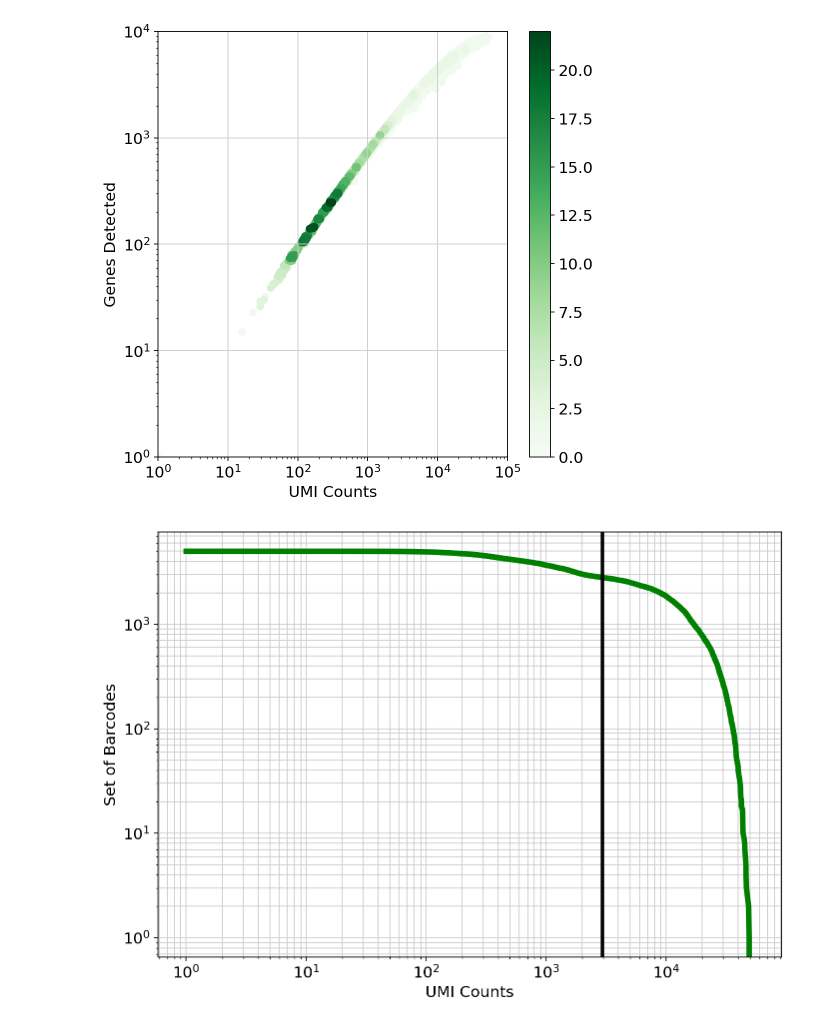
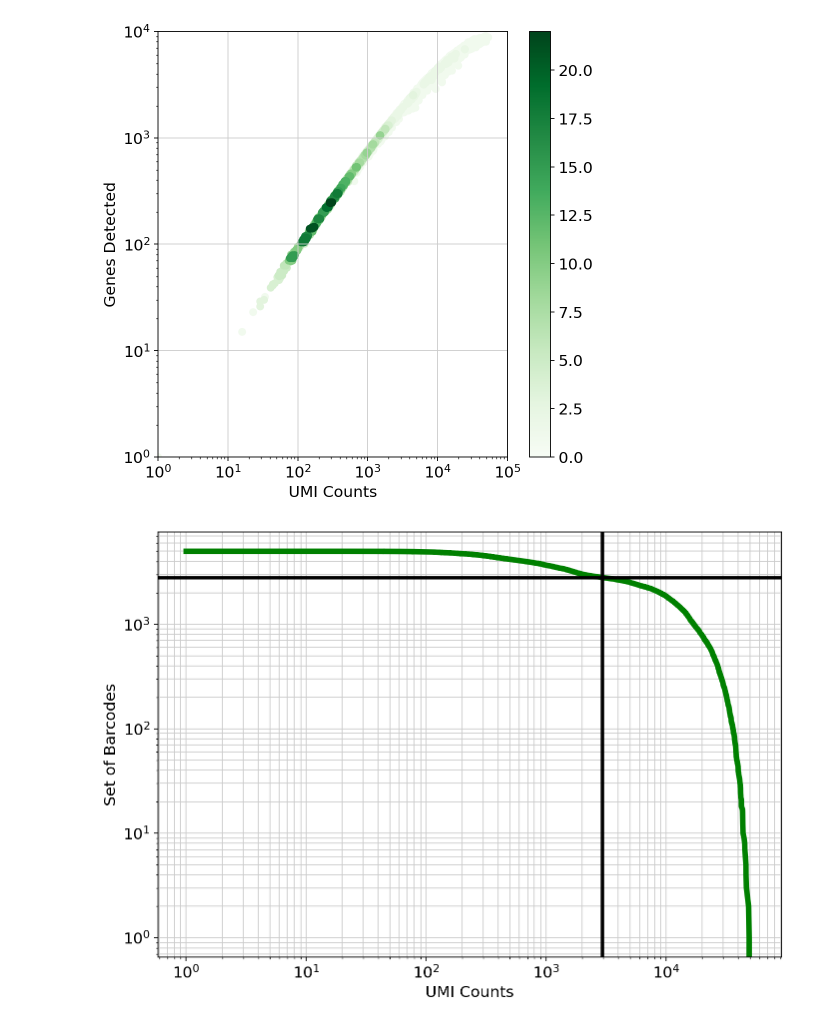
Before and after one commit to dionysiadimi/Python-coding-Machine-learning-projects, a Jupyter notebook: scRNAseq_analysis_of_BCa_samples_.ipynb, the cells around one changed output. Drawn from its saved outputs; the diff is of its cells as text; code cells hidden in the pictures.

```diff
--- a/scRNAseq_analysis_of_BCa_samples_.ipynb
+++ b/scRNAseq_analysis_of_BCa_samples_.ipynb
@@ -205,12 +199,13 @@ plt.show()
 # %%
 expected_num_cells=2800#@param{type:"integer"}
 knee=np.sort((np.array(adata.X.sum(axis=1))).flatten())[::-1]
 fig, ax=plt.subplots(figsize=(10,7))
 ax.loglog(knee, range(len(knee)), linewidth=5, color="g")
 ax.axvline(x=knee[expected_num_cells], linewidth=3, color="k")
+ax.axhline(y=expected_num_cells, linewidth=3, color="k")
 ax.set_xlabel("UMI Counts")
 ax.set_ylabel("Set of Barcodes")
 plt.grid(True, which="both")
 plt.show()
 # %% [output]
-[figure, old version]
+[figure, new version]
```
Also changed, not shown: parts of 17 cells of this notebook.
